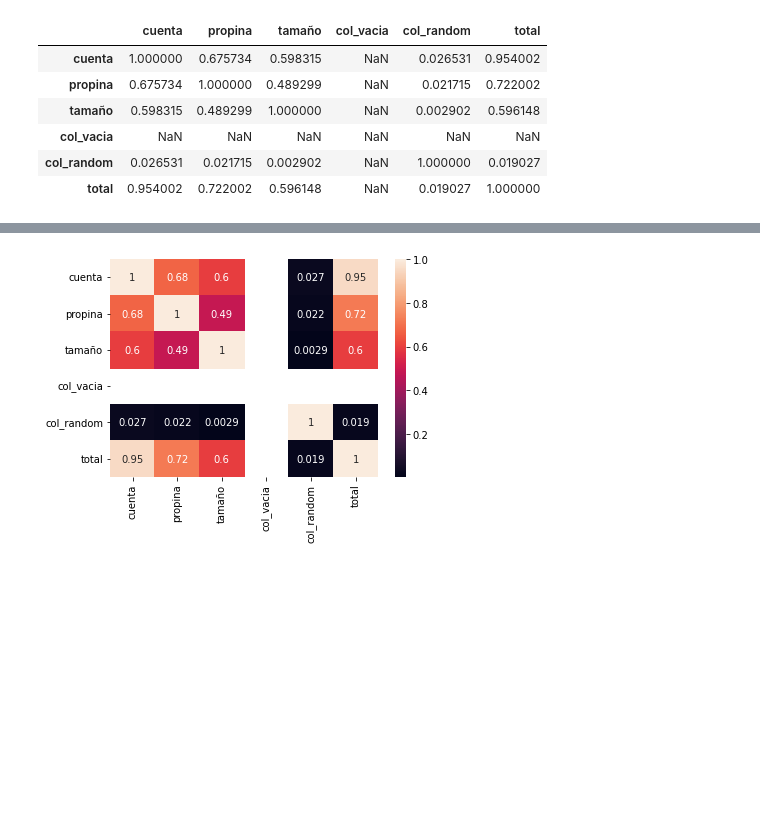
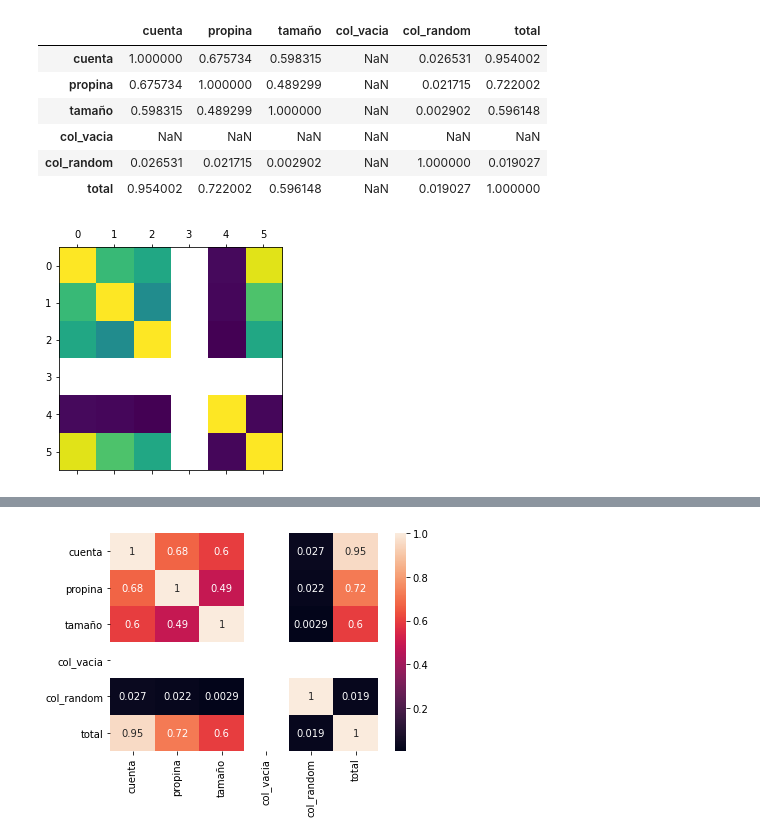
Before and after one commit to dgtrabada/python, a Jupyter notebook: 09_Pandas/01_pandas.ipynb, the cells around one changed output, grey strips where cells are left out. Cells and saved outputs as stored; diff of their text form; code cells hidden in the pictures; blank space fills up the shorter version.

```diff
--- a/09_Pandas/01_pandas.ipynb
+++ b/09_Pandas/01_pandas.ipynb
@@ -770,3 +770,9 @@ tips.corr()
 | col_vacia | NaN | NaN | NaN | NaN | NaN | NaN |
 | col_random | 0.026531 | 0.021715 | 0.002902 | NaN | 1.000000 | 0.019027 |
 | total | 0.954002 | 0.722002 | 0.596148 | NaN | 0.019027 | 1.000000 |
+# %%
+import matplotlib.pyplot as plt
+plt.matshow(tips.corr())
+plt.show()
+# %% [output]
+[figure, added]
```
Also changed, not shown: parts of 19 cells of this notebook, 3 other files.
